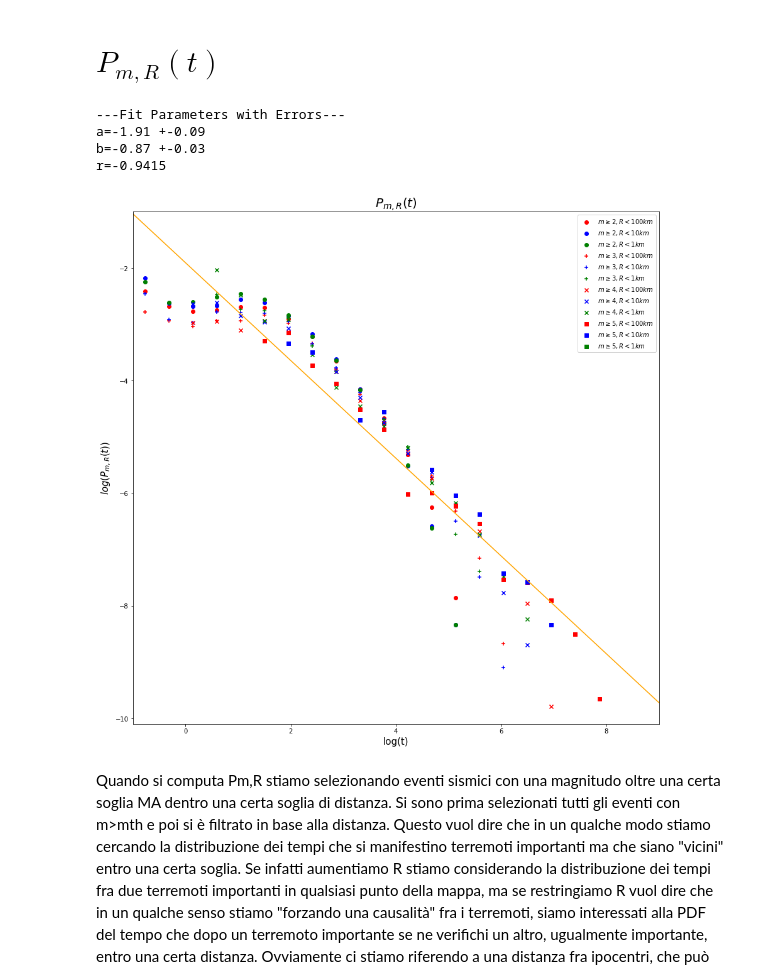
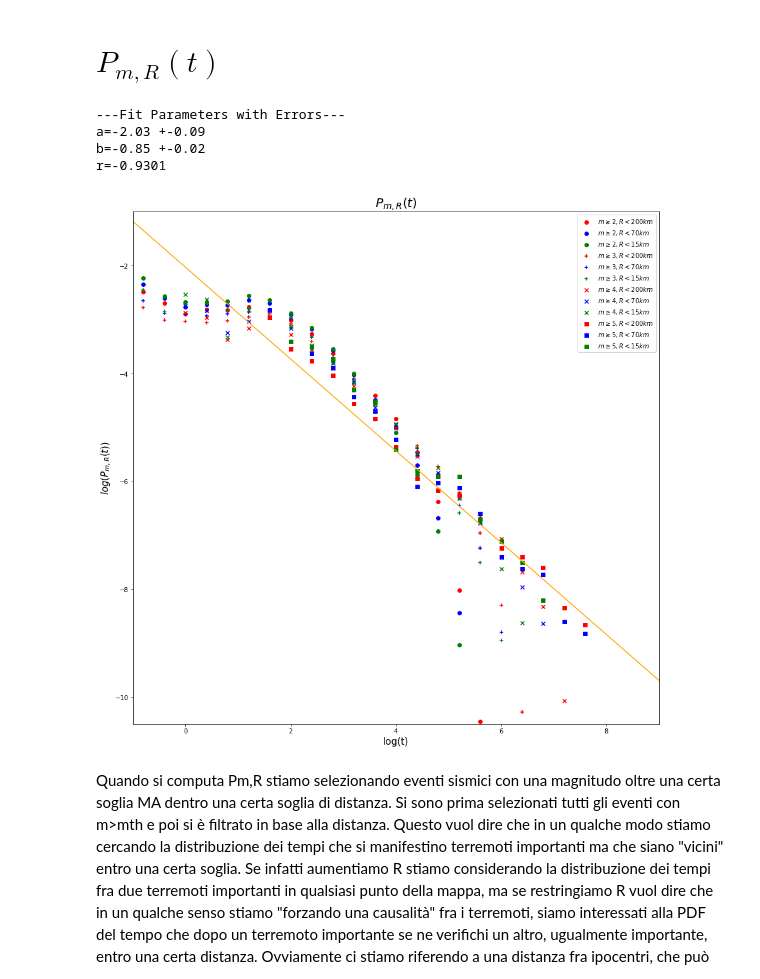
Before and after one commit to andreazanola98/Earthquake-Data-Analysis, a Jupyter notebook: Andrea.ipynb, the cells around one changed output. Drawn from its saved outputs; the diff is of its cells as text; code cells hidden in the pictures.

```diff
--- a/Andrea.ipynb
+++ b/Andrea.ipynb
@@ -44,7 +44,7 @@ extmv0=np.array([-4,-4,-4,-1])
 extmv1=np.array([2,4,4,4])
 ncpd=3 #number of class per decade
 num_bins=(extmv1-extmv0)*(ncpd-1)
-R=np.matrix('100000 100000 100000 100000;10000 10000 10000 10000;1000 1000 1000 1000')
+R=np.matrix('200000 200000 200000 200000;70000 70000 70000 70000;15000 15000 15000 15000')
 l=np.shape(R)[0]
 colors=['red','blue','green']
 markers=['o','+','x','s']
@@ -86,13 +86,14 @@ for i in range(2):
             dr.insert(loc=1, column='dt', value=df['t'][dr.index])
             dr['dt']=dr['dt'].diff()
             dr=dr.drop(dr.index[0])
-            Tlim=0.00001 #40s as written in the paper
+            Tlim=0.0001 #40s as written in the paper
             Tlimm=10**20
             mask1=(dr['dt']<Tlim) | (dr['dt']>Tlimm)
             dr=dr.drop(dr[mask1].index)
+          #  print(np.max(dr['dpw']))
             dr=dr.drop(dr[dr['dpw'] > R[z,p(i,j)]].index)
 
-            counts, bins, hbars =axu.hist(dr['dt'], visible=0,bins=np.logspace(-1,9,23),density=1)
+            counts, bins, hbars =axu.hist(dr['dt'], visible=0,bins=np.logspace(-1,9,26),density=1) #-1,8 19  // -1,9 26
             yhb=counts[counts>0]
             yhb=yhb
             Yu=np.insert(Yu,0,yhb)
@@ -101,39 +102,39 @@ for i in range(2):
             Xu=np.insert(Xu,0,xF)
             dfu=np.insert(dfu,0,np.ones(len(xF))*dfv[p(i,j)])
             alphau=np.insert(alphau,0,np.ones(len(xF))*alpha[p(i,j)])
-          #  Cu=np.insert(Cu,0,np.ones(len(xF))*C[p(i,j)])
+            Cu=np.insert(Cu,0,np.ones(len(xF))*C[p(i,j)])
             mu=np.insert(mu,0,np.ones(len(xF))*magth[p(i,j)])
             Ru=np.insert(Ru,0,np.ones(len(xF))*R[z,p(i,j)])
 
             axu.scatter(np.log10(xF),np.log10(yhb),label='$m\geq%s, R<%.0f km$'%(magth[p(i,j)],R[z,p(i,j)]/1000),
                         color=colors[z],marker=markers[p(i,j)])
 
 axu.set_title('$P_{m,R}(t)$',size=20)
 axu.set_xlabel('log(t)',size=15)
 axu.set_ylabel('$log(P_{m,R}(t))$',size=15)
 axu.legend(loc='upper right');
 
 def f(x,a,b):
     f=a+b*x
     return f
 
 U=optimize.curve_fit(f,np.log10(Xu),np.log10(Yu),p0=[1,-1])  #poisson error is assumed ,sigma=Y**(-0.5)
 res = stats.linregress(np.log10(Xu),np.log10(Yu))
 
 xx=np.linspace(-1,9,100)
 axu.plot(xx,f(xx,U[0][0],U[0][1]),'orange',label='fit')
 axu.set_xlim(-1,9);
-axu.set_ylim(-10.1,-1);
+axu.set_ylim(-10.5,-1);
 
 print('---Fit Parameters with Errors---')
 print('a=%.2f'%U[0][0],'+-%.2f'%U[1][0,0]**0.5)
 print('b=%.2f'%U[0][1],'+-%.2f'%U[1][1,1]**0.5)
 print('r=%.4f'%res.rvalue)
 # %% [output]
 ---Fit Parameters with Errors---
-a=-1.91 +-0.09
-b=-0.87 +-0.03
-r=-0.9415
+a=-2.03 +-0.09
+b=-0.85 +-0.02
+r=-0.9301
-[figure, old version]
+[figure, new version]
 # %% [markdown]
 Quando si computa Pm,R stiamo selezionando eventi sismici con una magnitudo oltre una certa soglia MA dentro una certa soglia di distanza. Si sono prima selezionati tutti gli eventi con m>mth e poi si è filtrato in base alla distanza. Questo vuol dire che in un qualche modo stiamo cercando la distribuzione dei tempi che si manifestino terremoti importanti ma che siano "vicini" entro una certa soglia. Se infatti aumentiamo R stiamo considerando la distribuzione dei tempi fra due terremoti importanti in qualsiasi punto della mappa, ma se restringiamo R vuol dire che in un qualche senso stiamo "forzando una causalità" fra i terremoti, siamo interessati alla PDF del tempo che dopo un terremoto importante se ne verifichi un altro, ugualmente importante, entro una certa distanza. Ovviamente ci stiamo riferendo a una distanza fra ipocentri, che può essere poi proiettata a epicentri, in modo che diventi fruibile per la popolazione. L'idea di evoluzione temporale è verificata dal grafico qui sotto.
```
Also changed, not shown: parts of 10 cells of this notebook.
